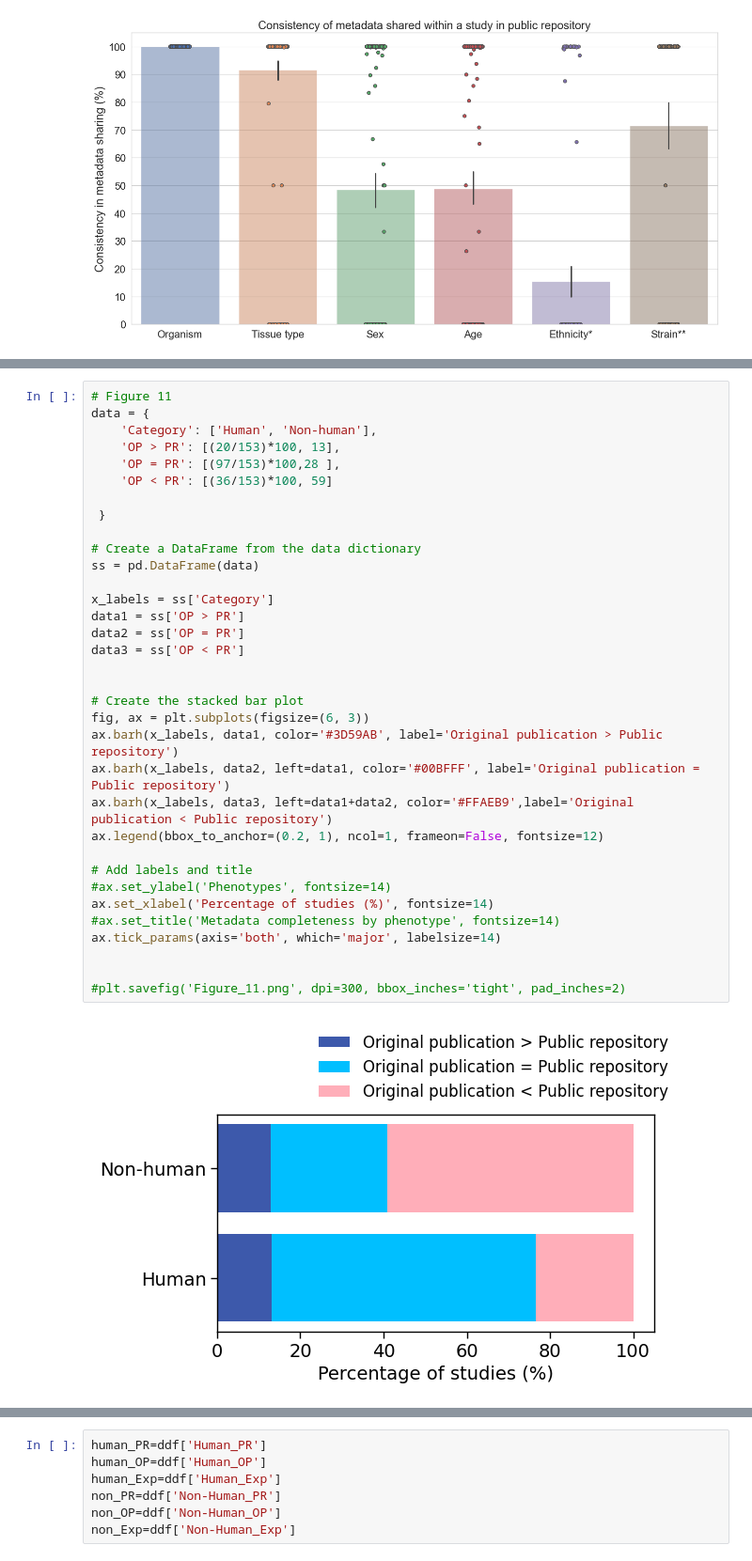
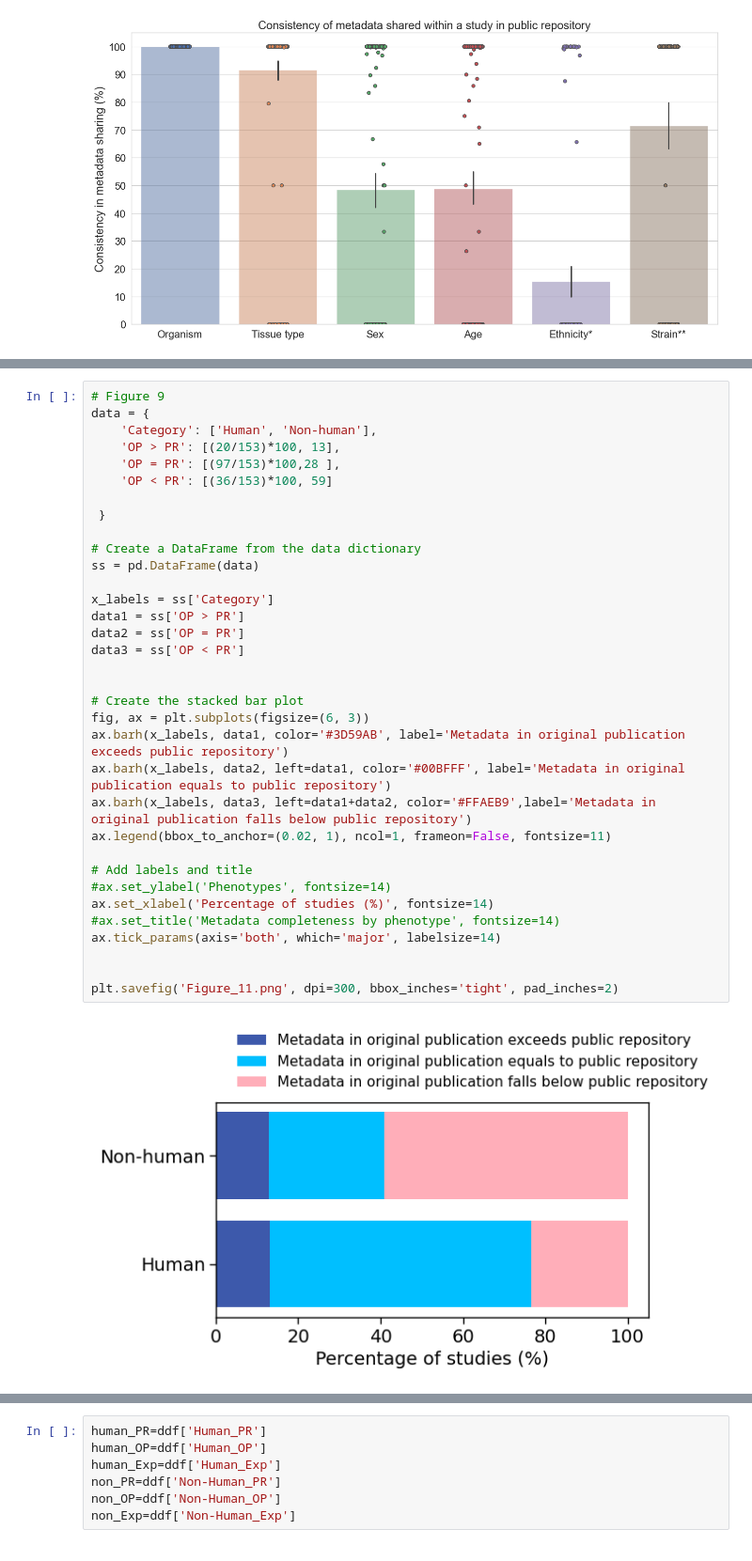
Before and after one commit to Mangul-Lab-USC/metadata-completeness, a Jupyter notebook: Notebooks/Main_Figures_metadata_project.ipynb, the cells around one changed output, grey strips where cells are left out. Shown at 94% size. Cells and saved outputs as stored; diff of their text form.

Commit message:
upload figures

```diff
--- a/Notebooks/Figures_metadata_project0927.ipynb
+++ b/Notebooks/Main_Figures_metadata_project.ipynb
@@ -1948,37 +2126,37 @@ ax.tick_params(axis='x', labelsize=12)  # Increase font size for y-axis labels
 # %%
-# Figure 11
+# Figure 9
 data = {
     'Category': ['Human', 'Non-human'],
     'OP > PR': [(20/153)*100, 13],
     'OP = PR': [(97/153)*100,28 ],
     'OP < PR': [(36/153)*100, 59]
 
  }
 
 # Create a DataFrame from the data dictionary
 ss = pd.DataFrame(data)
 
 x_labels = ss['Category']
 data1 = ss['OP > PR']
 data2 = ss['OP = PR']
 data3 = ss['OP < PR']
 
 
 # Create the stacked bar plot
 fig, ax = plt.subplots(figsize=(6, 3))
-ax.barh(x_labels, data1, color='#3D59AB', label='Original publication > Public repository')
-ax.barh(x_labels, data2, left=data1, color='#00BFFF', label='Original publication = Public repository')
-ax.barh(x_labels, data3, left=data1+data2, color='#FFAEB9',label='Original publication < Public repository')
-ax.legend(bbox_to_anchor=(0.2, 1), ncol=1, frameon=False, fontsize=12)
+ax.barh(x_labels, data1, color='#3D59AB', label='Metadata in original publication exceeds public repository')
+ax.barh(x_labels, data2, left=data1, color='#00BFFF', label='Metadata in original publication equals to public repository')
+ax.barh(x_labels, data3, left=data1+data2, color='#FFAEB9',label='Metadata in original publication falls below public repository')
+ax.legend(bbox_to_anchor=(0.02, 1), ncol=1, frameon=False, fontsize=11)
 
 # Add labels and title
 #ax.set_ylabel('Phenotypes', fontsize=14)
 ax.set_xlabel('Percentage of studies (%)', fontsize=14)
 #ax.set_title('Metadata completeness by phenotype', fontsize=14)
 ax.tick_params(axis='both', which='major', labelsize=14)
 
 
-#plt.savefig('Figure_11.png', dpi=300, bbox_inches='tight', pad_inches=2)
+plt.savefig('Figure_11.png', dpi=300, bbox_inches='tight', pad_inches=2)
 # %% [output]
-[figure, old version]
+[figure, new version]
 # %%
```
Also changed, not shown: parts of 47 cells of this notebook, 5 other files.
